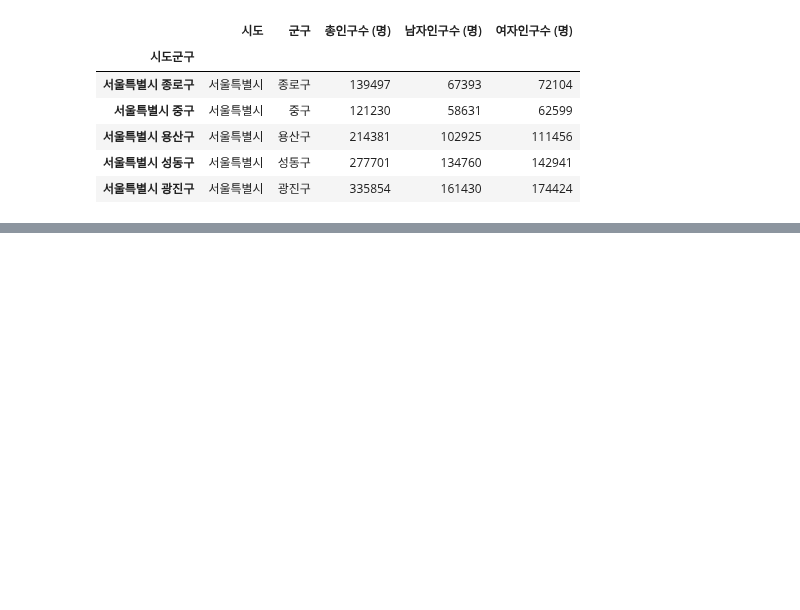
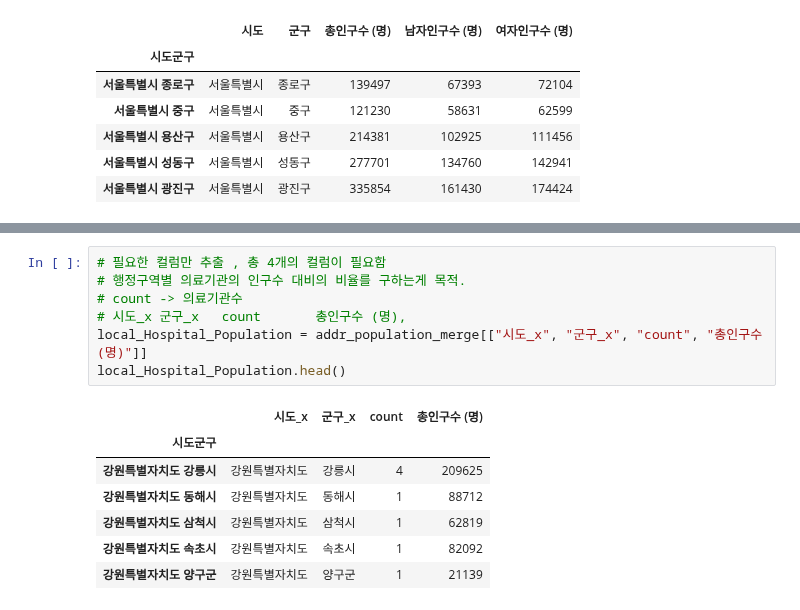
Before and after one commit to mimimioo/BigdataVisualization_analyze, a Jupyter notebook: 3-지도맵-통계/test2.ipynb, the cells around one changed output, grey strips where cells are left out. Drawn from its saved outputs; the diff is of its cells as text; blank space fills up the shorter version.

```diff
--- a/3-지도맵-통계/test2.ipynb
+++ b/3-지도맵-통계/test2.ipynb
@@ -241,0 +246,15 @@ addr_group.head()
+# %%
+# 필요한 컬럼만 추출 , 총 4개의 컬럼이 필요함
+# 행정구역별 의료기관의 인구수 대비의 비율를 구하는게 목적.
+# count -> 의료기관수
+# 시도_x	군구_x	count		총인구수 (명),
+local_Hospital_Population = addr_population_merge[["시도_x", "군구_x", "count", "총인구수 (명)"]]
+local_Hospital_Population.head()
+# %% [output]
+|  | 시도_x | 군구_x | count | 총인구수 (명) |
+| 시도군구 |  |  |  |  |
+| 강원특별자치도 강릉시 | 강원특별자치도 | 강릉시 | 4 | 209625 |
+| 강원특별자치도 동해시 | 강원특별자치도 | 동해시 | 1 | 88712 |
+| 강원특별자치도 삼척시 | 강원특별자치도 | 삼척시 | 1 | 62819 |
+| 강원특별자치도 속초시 | 강원특별자치도 | 속초시 | 1 | 82092 |
+| 강원특별자치도 양구군 | 강원특별자치도 | 양구군 | 1 | 21139 |
```
Also changed, not shown: parts of 4 cells of this notebook.
